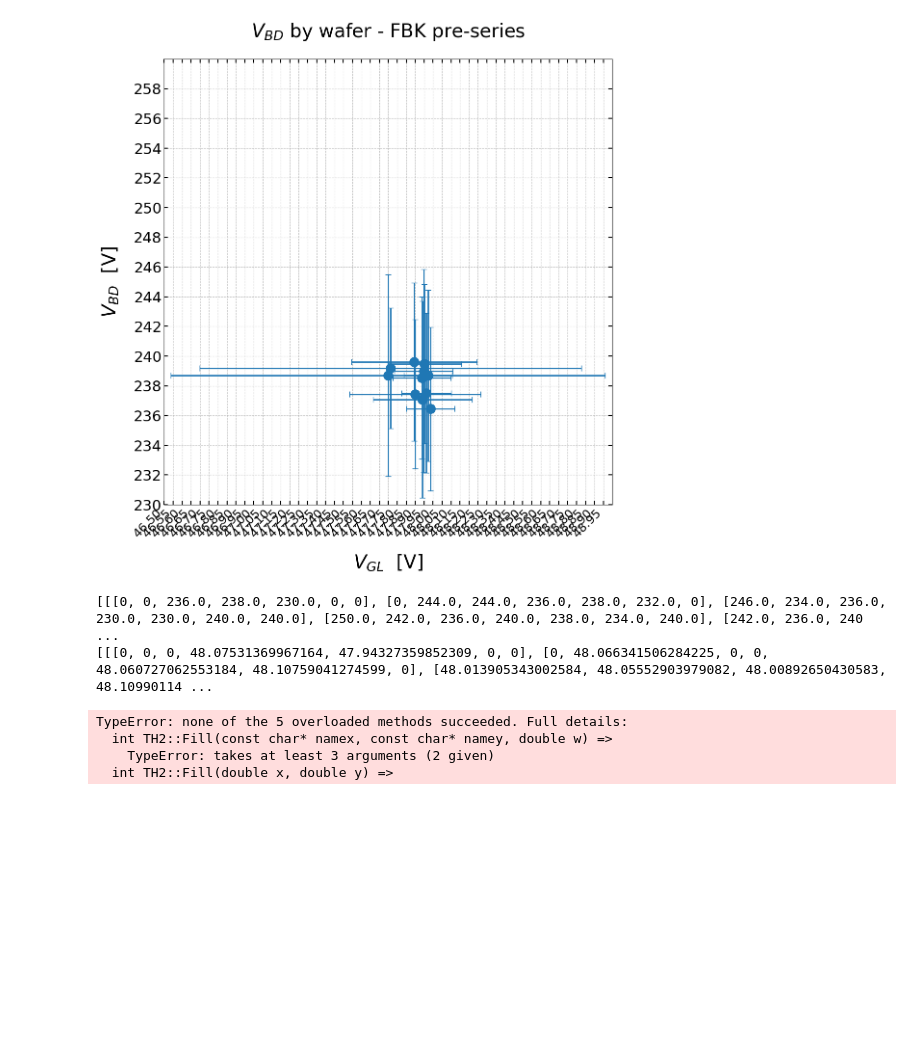
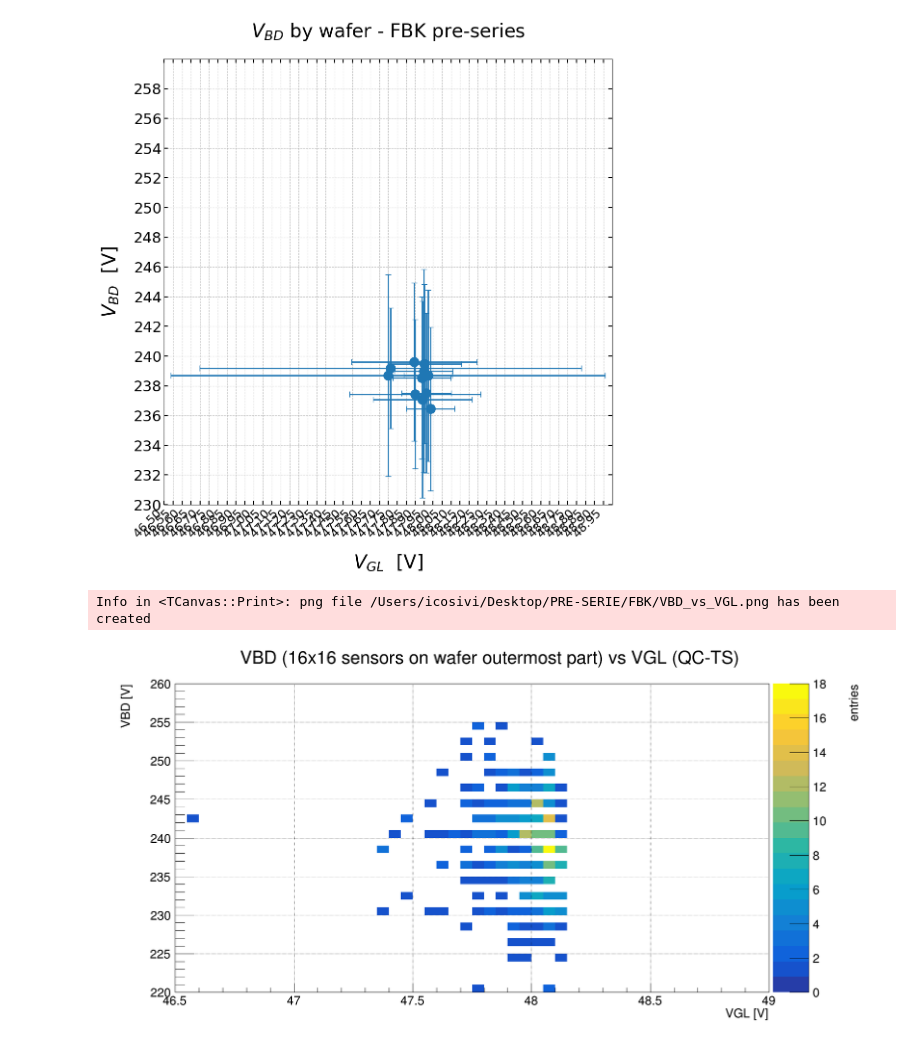
Before and after one commit to icosivi/Torino_ETL_QAQC, a Jupyter notebook: plotter.ipynb, the cells around one changed output. Saved outputs shown, nothing was run; the diff lists cells and outputs as text; code cells hidden in the pictures; blank space fills up the shorter version.

```diff
--- a/plotter.ipynb
+++ b/plotter.ipynb
@@ -70,19 +70,6 @@ plt.grid(True,linestyle='--', alpha=0.7)
 plt.show()
 # %% [output]
 [figure]
-# %%
-with open(save_path+"VBD_list.json", "r", encoding="utf-8") as f:
-            vbd =  json.load(f)
-
-print(vbd)
-
-with open(save_path+"VGL_list.json", "r", encoding="utf-8") as f:
-            vgl =  json.load(f)
-
-print(vgl)
-# %% [output]
-[[[0, 0, 236.0, 238.0, 230.0, 0, 0], [0, 244.0, 244.0, 236.0, 238.0, 232.0, 0], [246.0, 234.0, 236.0, 230.0, 230.0, 240.0, 240.0], [250.0, 242.0, 236.0, 240.0, 238.0, 234.0, 240.0], [242.0, 236.0, 240 ...
-[[[0, 0, 0, 48.07531369967164, 47.94327359852309, 0, 0], [0, 48.066341506284225, 0, 0, 48.060727062553184, 48.10759041274599, 0], [48.013905343002584, 48.05552903979082, 48.00892650430583, 48.10990114 ...
 # %%
 root.gStyle.SetOptStat(0)
 
@@ -104,47 +91,78 @@ with open(save_path+"VGL_list.json", "r", encoding="utf-8") as f:
 with open(save_path+"Vbulk_list.json", "r", encoding="utf-8") as f:
             vbulk =  json.load(f)
 
-target_coord = [(3-start_col,6-start_row), (4-start_col,6-start_row), (5-start_col,5-start_row), (5-start_col,2-start_row), (4-start_col,1-start_row), (3-start_col,1-start_row), (2-start_col,2-start_row), (2-start_col,5-start_row)]
 
-#vbd_filtered = [
-#    [layer[j][k] for j, k in target_coord]
-#    for layer in vbd
-#]
+vbd_np = np.array(vbd, dtype=float)
+vbd_np[vbd_np == 0] = np.nan
+vgl_np = np.array(vgl, dtype=float)
+vgl_np[vgl_np == 0] = np.nan
+
+vbd_reduced = vbd_np.tolist()
+vgl_reduced = vgl_np.tolist()
+
+#vbd_mean = np.nanmean(vbd_np, axis=0)
+#vbd_reduced = np.nanconvert = vbd_mean.tolist()
+
+#vgl_mean = np.nanmean(vgl_np, axis=0)
+#vgl_reduced = np.nanconvert = vgl_mean.tolist()
+
+#vbd_reduced = np.mean(vbd, axis=0).tolist()
+#vgl_reduced = np.mean(vgl, axis=0).tolist()
+
+#print(vbd_reduced)
+#print(vgl_reduced)
+
+#target_coord = [(1-start_col,6-start_row), (8-start_col,6-start_row), (2-start_col,7-start_row), (7-start_col,7-start_row), (3-start_col,8-start_row), (4-start_col,8-start_row), (5-start_col,8-start_row), (6-start_col,8-start_row)]
+
+
+#target_set = set(target_coord)
+#righe = len(vgl[0])
+#colonne = len(vgl[0][0])
+'''
+vgl_filtered = [
+    [layer[j][k] for j in range(8) for k in range(7) if (j, k) not in target_set]
+    for layer in vgl
+]
+
+vbd_filtered = [
+    [layer[j][k] for j in range(7) for k in range(8)]
+    for layer in vbd
+]
+'''
 
 #print(len(vbd_filtered[0]))
 #print(len(vgl[0]))
 
-hist = TH2F( "I_qa", "VBD (16x16 sensors on wafer outermost part) vs VGL (QC-TS) ", 20,46.5,49,15,230,270 )
+hist = TH2F( "I_qa", "VBD (16x16 sensors on wafer outermost part) vs VGL (QC-TS) ", 50,46.5,49,40,220,260 )
 
-for i in range(len(vgl)):
-    for j in range(len(vgl[0])):
-        hist.Fill(vgl[i][j],vbd[i][j])
+for i in range(13):
+    for j in range(8):
+        for k in range(7):
+         hist.Fill(vgl_reduced[i][j][k],vbd_reduced[i][j][k])
 
 cV_total = root.TCanvas("c_V_all_W", "VBD all W", 2000,1000)
 
 #hist.GetZaxis().SetRangeUser( low_vbd_range, high_vbd_range )
 hist.GetZaxis().SetTitle("entries")
 hist.GetXaxis().SetTitle("VGL [V]")
 hist.GetYaxis().SetTitle("VBD [V]")
 hist.SetMarkerSize(3.)
 
 root.gStyle.SetPaintTextFormat("1.1f")
 cV_total.SetRightMargin(0.15)
 cV_total.cd()
 hist.SetMarkerSize(0.9)
 hist.Draw("colz")
 root.gPad.SetGrid(1,1)
 root.gPad.Update()
 cV_total.Update()
 #hv_total.GetXaxis().SetNdivisions(n_col)
 #hv_total.GetYaxis().SetNdivisions(n_row)
 save_path = '/Users/icosivi/Desktop/PRE-SERIE/FBK/'
 cV_total.SaveAs(save_path+"VBD_vs_VGL.png")
 # %% [output]
-TypeError: none of the 5 overloaded methods succeeded. Full details:
-  int TH2::Fill(const char* namex, const char* namey, double w) =>
-    TypeError: takes at least 3 arguments (2 given)
-  int TH2::Fill(double x, double y) =>
+Info in <TCanvas::Print>: png file /Users/icosivi/Desktop/PRE-SERIE/FBK/VBD_vs_VGL.png has been created
+[figure, added]
 # %%
 #print(len(vbd_filtered[0]))
 #print(len(vgl[0]))
```
